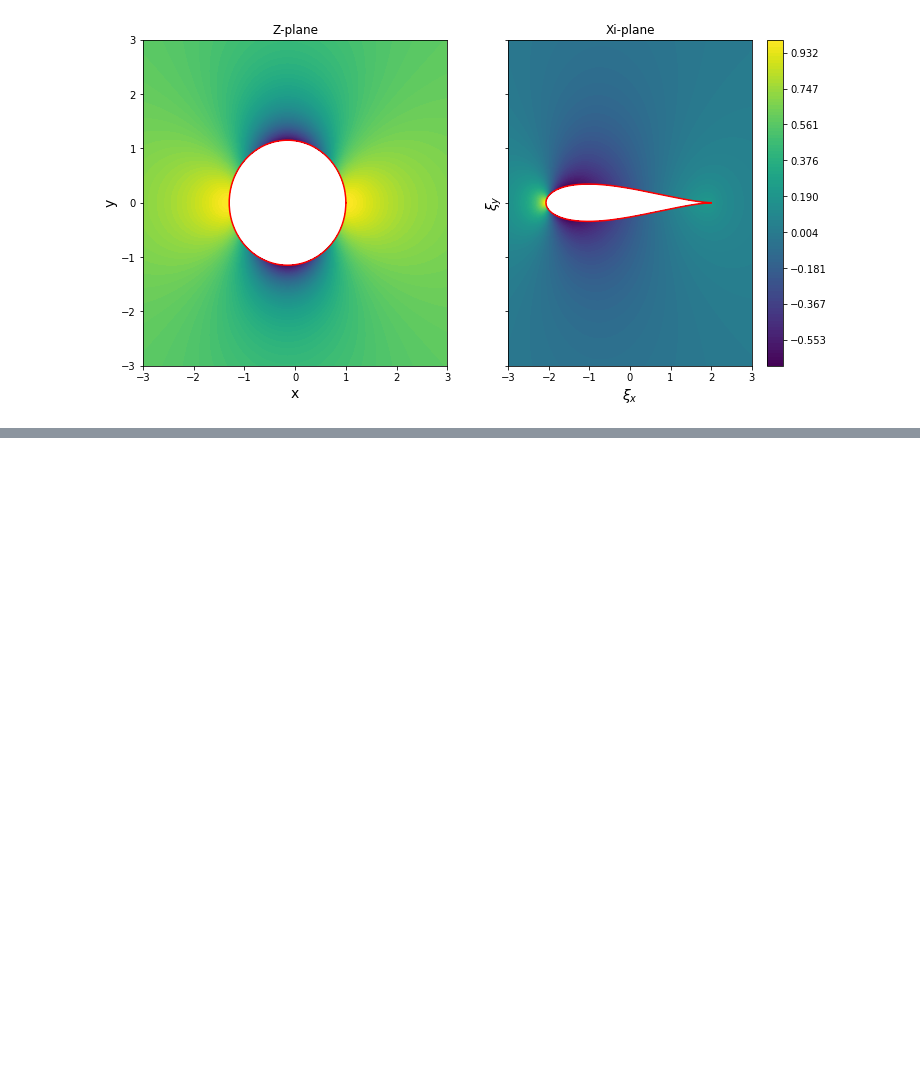
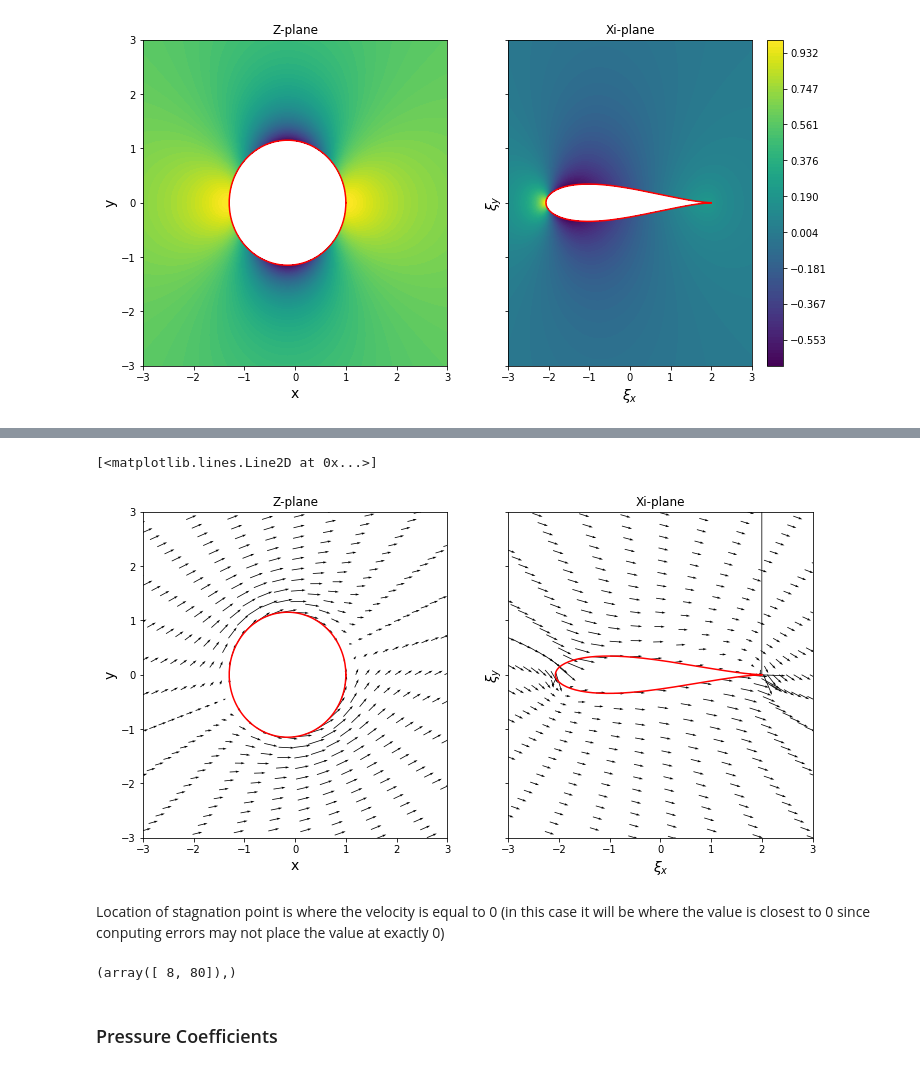
Before and after one commit to kmchoy/mae6226, a Jupyter notebook: Joukowski.ipynb, the cells around one changed output, grey strips where cells are left out. Cells and saved outputs as stored; diff of their text form; code cells hidden in the pictures; blank space fills up the shorter version.

```diff
--- a/Joukowski.ipynb
+++ b/Joukowski.ipynb
@@ -225,0 +268,33 @@ The minimum pressure coefficient value on the airfoil surface is -0.687755674092
+# %%
+Wz_prime = u_prime - 1j*v_prime
+Wz = Wz_prime*np.exp(-1j*AoA)
+
+Wxi = (Wz)/(1-(c/z)**2)
+
+f, (ax1, ax2) = plt.subplots(1,2,sharey=True)
+f.set_figheight(6)
+f.set_figwidth(12)
+ax1.set_xlabel('x',fontsize=14)
+ax1.set_ylabel('y',fontsize=14)
+ax2.set_xlabel(r'$\xi_x$',fontsize=14)
+ax2.set_ylabel(r'$\xi_y$',fontsize=14)
+ax1.set_xlim(-3,3)
+ax2.set_xlim(-3,3)
+plt.ylim(-3,3)
+ax1.set_title('Z-plane')
+ax1.quiver(z.real[::5,::5],z.imag[::5,::5],Wz.real[::5,::5],-Wz.imag[::5,::5],scale=30) #every five data points
+ax1.plot(z_plot.real,z_plot.imag,color='r')
+ax2.set_title('Xi-plane')
+ax2.quiver(xi.real[::5,::5],xi.imag[::5,::5],Wxi.real[::5,::5],Wxi.imag[::5,::5],scale = 30)
+ax2.plot(xi_plot.real,xi_plot.imag,color='r')
+# %% [output]
+[<matplotlib.lines.Line2D at 0x...>]
+[figure, added]
+# %% [markdown]
+Location of stagnation point is where the velocity is equal to 0 (in this case it will be where the value is closest to 0 since conputing errors may not place the value at exactly 0)
+# %%
+np.where(np.abs(Wz[:,0]).real< 1e-8) #Add one since index starts at 0 for python
+# %% [output]
+(array([ 8, 80]),)
+# %% [markdown]
+### Pressure Coefficients
```
Also changed, not shown: parts of 4 cells of this notebook.
